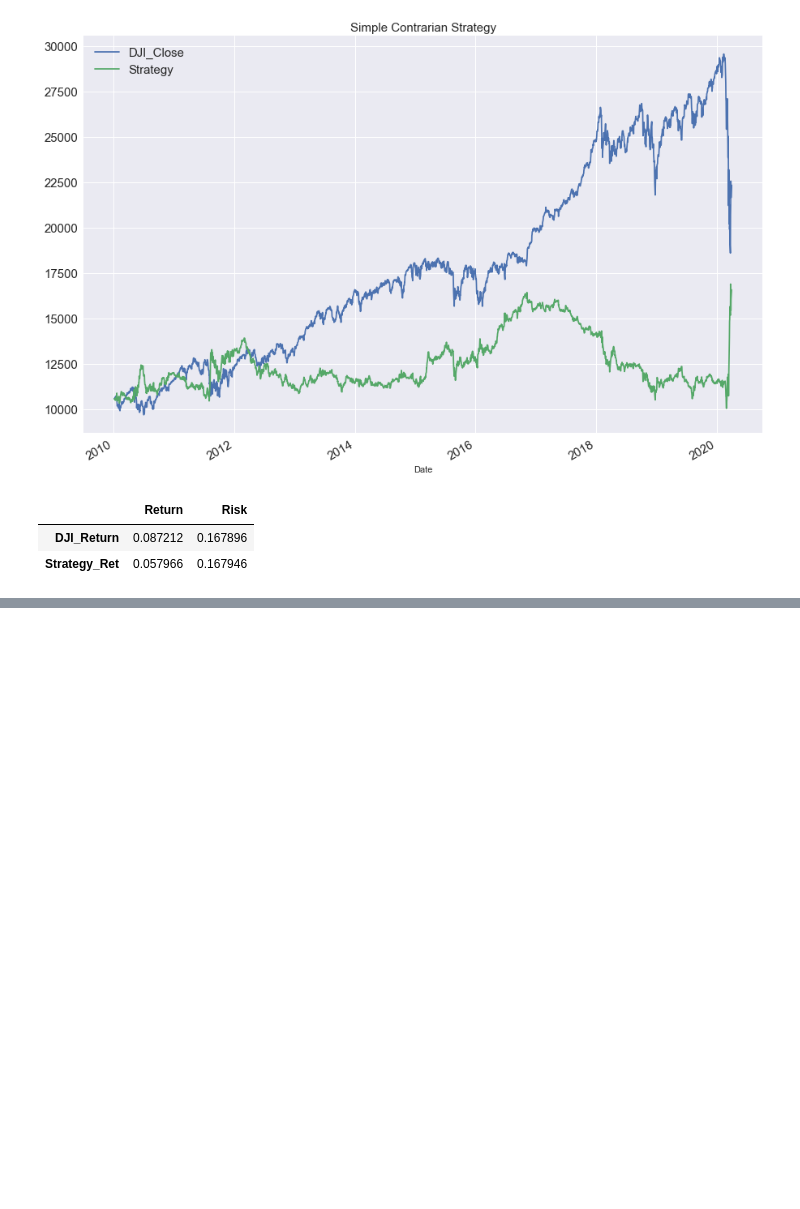
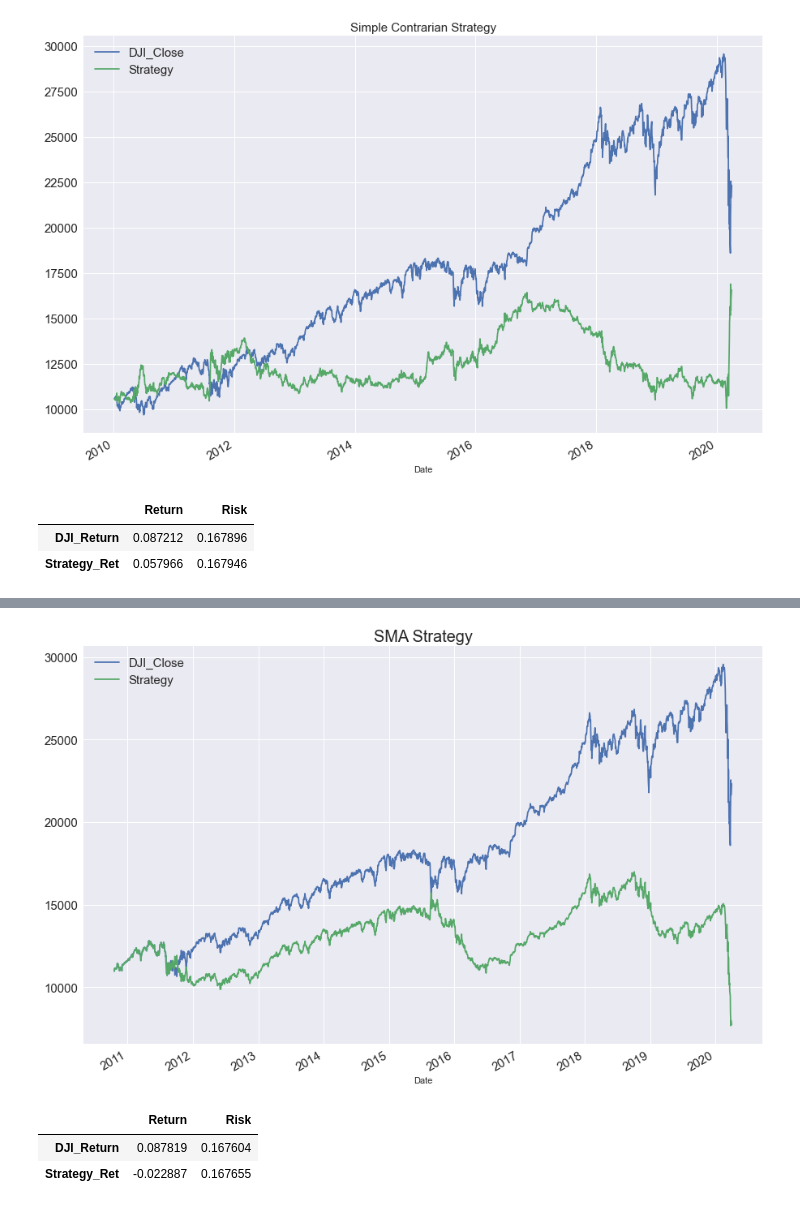
Before and after one commit to cmj123/backtesting_investment_strategies, a Jupyter notebook: project_10_backtesting.ipynb, the cells around one changed output, grey strips where cells are left out. Cells and saved outputs as stored; diff of their text form; code cells hidden in the pictures; blank space fills up the shorter version.

```diff
--- a/project_10_backtesting.ipynb
+++ b/project_10_backtesting.ipynb
@@ -400,0 +513,13 @@ summary_ann(df[['DJI_Return',"Strategy_Ret"]])
+# %%
+df[["DJI_Close","Strategy"]].plot(figsize=(15,10), fontsize=15)
+plt.legend(fontsize = 15)
+plt.title("SMA Strategy", fontsize=20)
+plt.show()
+# %% [output]
+[figure, added]
+# %%
+summary_ann(df[["DJI_Return", "Strategy_Ret"]])
+# %% [output]
+|  | Return | Risk |
+| DJI_Return | 0.087819 | 0.167604 |
+| Strategy_Ret | -0.022887 | 0.167655 |
```
Also changed, not shown: parts of 32 cells of this notebook.
